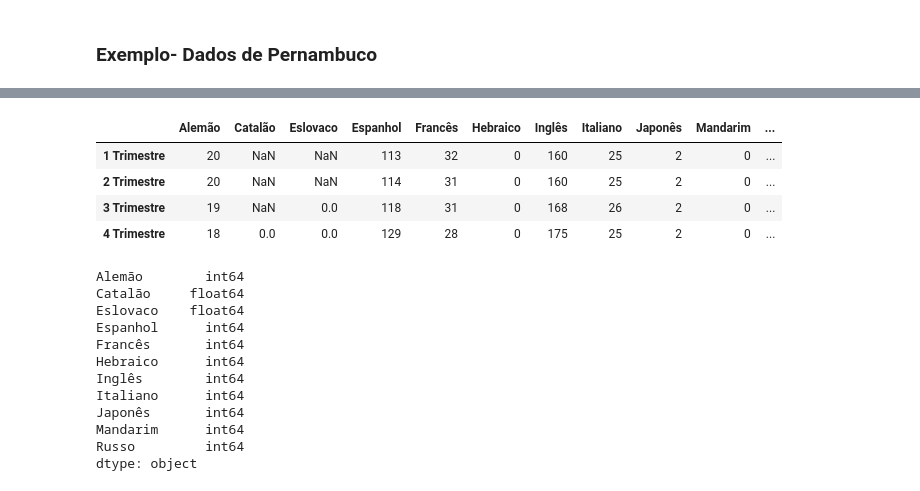
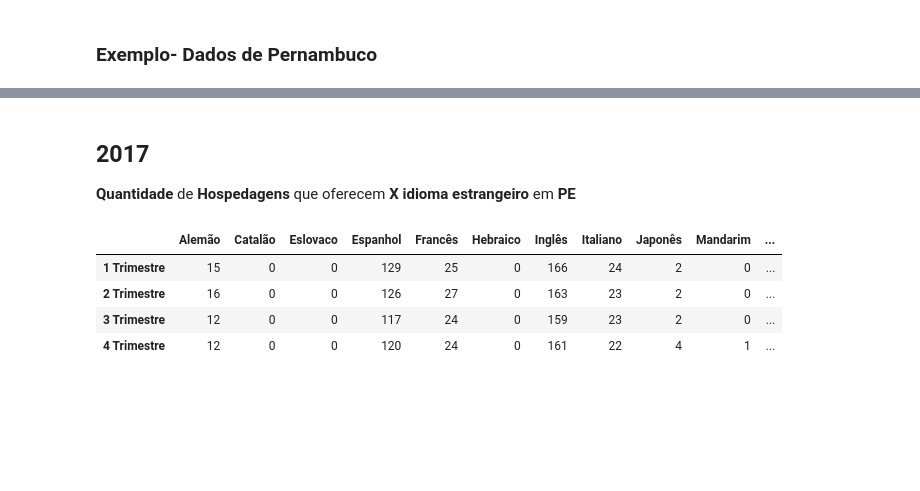
Before and after one commit to if1015-datascience-ufpe/2018-2-projeto-agua-de-coco, a Jupyter notebook: Análise Hospedagens.ipynb, the cells around one changed output, grey strips where cells are left out. Cells and saved outputs as stored; diff of their text form; code cells hidden in the pictures; blank space fills up the shorter version.

Commit message:
dados dos anos 2014-2017

```diff
--- a/Análise Hospedagens.ipynb
+++ b/Análise Hospedagens.ipynb
@@ -109,0 +176,4 @@ dadosHospedagens_Trimestre02.head()
+# %%
+# dados 2 trimestre 2017
+dados_2017_02 = AnaliseDadosHospedagens(dados_2017_02)
+display(dados_2017_02.head())
@@ -123,0 +203,4 @@ dadosHospedagens_Trimestre03.head()
+# %%
+# dados 3-trimestre 2017
+dados_2017_03 = AnaliseDadosHospedagens(dados_2017_03)
+display(dados_2017_03.head())
@@ -137,0 +230,4 @@ dadosHospedagens_Trimestre04.head()
+# %%
+# dados 4-rimestre 2017
+dados_2017_04 = AnaliseDadosHospedagens(dados_2017_04)
+display(dados_2017_04.head())
@@ -280,2 +370,15 @@ def contador4(data_frame):
         dicionario[lingua] = qtd
     return dicionario
+# %%
+# linguas 1 trimestre  ['Italiano', 'Francês', 'Inglês', 'Espanhol', 'Alemão', 'Japonês', 'Russo', 'Mandarim', 'Hebraico', 'Eslovaco', 'Catalão']
+# || 2 trimestre ['Espanhol', 'Inglês', 'Italiano', 'Francês', 'Alemão', 'Japonês', 'Russo', 'Mandarim', 'Hebraico', 'Eslovaco', 'Catalão']
+# || 3 trimestre ['Espanhol', 'Inglês', 'Italiano', 'Francês', 'Alemão', 'Japonês', 'Russo', 'Mandarim', 'Hebraico', 'Eslovaco', 'Catalão']
+# || 4 trimestre ['Espanhol', 'Inglês', 'Italiano', 'Francês', 'Alemão', 'Japonês', 'Hebraico', 'Russo', 'Mandarim', 'Eslovaco', 'Catalão']
+
+def contador_2017(dataFrame):
+    linguas = ['Espanhol', 'Inglês', 'Italiano', 'Francês', 'Alemão', 'Japonês', 'Hebraico', 'Russo', 'Mandarim', 'Eslovaco', 'Catalão']
+    dicionario = {}
+    for lingua in linguas:
+        qtd = dataFrame[lingua].sum().astype(int)
+        dicionario[lingua] = qtd
+    return dicionario
@@ -297,29 +451,16 @@ Dados PE 4 Trimestre {'Italiano': 25, 'Francês': 28, 'Inglês': 175, 'Espanhol'
+# %% [markdown]
+## 2017
+<p><strong>Quantidade</strong> de <strong>Hospedagens</strong> que oferecem <strong>X idioma estrangeiro</strong> em <strong>PE</strong></p>
 # %%
-df = pd.DataFrame([contador12(dadosPE_trimestre1),
-                   contador12(EstadoUF(dadosHospedagens_Trimestre02,'PE')),
-                   contador3(EstadoUF(dadosHospedagens_Trimestre03,'PE')),
-                   contador4(EstadoUF(dadosHospedagens_Trimestre04,'PE'))
-                  ])
-df.rename(index={0:'1 Trimestre',1:'2 Trimestre', 2:'3 Trimestre',3:'4 Trimestre'},inplace=True)
-df
+dadosPE_2017 = pd.DataFrame([contador_2017(EstadoUF(dados_2017_01,'PE')),
+                            contador_2017(EstadoUF(dados_2017_02,'PE')),
+                            contador_2017(EstadoUF(dados_2017_03,'PE')),
+                            contador_2017(EstadoUF(dados_2017_04,'PE')),])
+dadosPE_2017.rename(index={0:'1 Trimestre',1:'2 Trimestre', 2:'3 Trimestre',3:'4 Trimestre'},inplace=True)
+display(dadosPE_2017)
 # %% [output]
 |  | Alemão | Catalão | Eslovaco | Espanhol | Francês | Hebraico | Inglês | Italiano | Japonês | Mandarim | ... |
-| 1 Trimestre | 20 | NaN | NaN | 113 | 32 | 0 | 160 | 25 | 2 | 0 | ... |
-| 2 Trimestre | 20 | NaN | NaN | 114 | 31 | 0 | 160 | 25 | 2 | 0 | ... |
-| 3 Trimestre | 19 | NaN | 0.0 | 118 | 31 | 0 | 168 | 26 | 2 | 0 | ... |
-| 4 Trimestre | 18 | 0.0 | 0.0 | 129 | 28 | 0 | 175 | 25 | 2 | 0 | ... |
+| 1 Trimestre | 15 | 0 | 0 | 129 | 25 | 0 | 166 | 24 | 2 | 0 | ... |
+| 2 Trimestre | 16 | 0 | 0 | 126 | 27 | 0 | 163 | 23 | 2 | 0 | ... |
+| 3 Trimestre | 12 | 0 | 0 | 117 | 24 | 0 | 159 | 23 | 2 | 0 | ... |
+| 4 Trimestre | 12 | 0 | 0 | 120 | 24 | 0 | 161 | 22 | 4 | 1 | ... |
-# %%
-df.dtypes
-# %% [output]
-Alemão        int64
-Catalão     float64
-Eslovaco    float64
-Espanhol      int64
-Francês       int64
-Hebraico      int64
-Inglês        int64
-Italiano      int64
-Japonês       int64
-Mandarim      int64
-Russo         int64
-dtype: object
```
Also changed, not shown: parts of 33 cells of this notebook.
